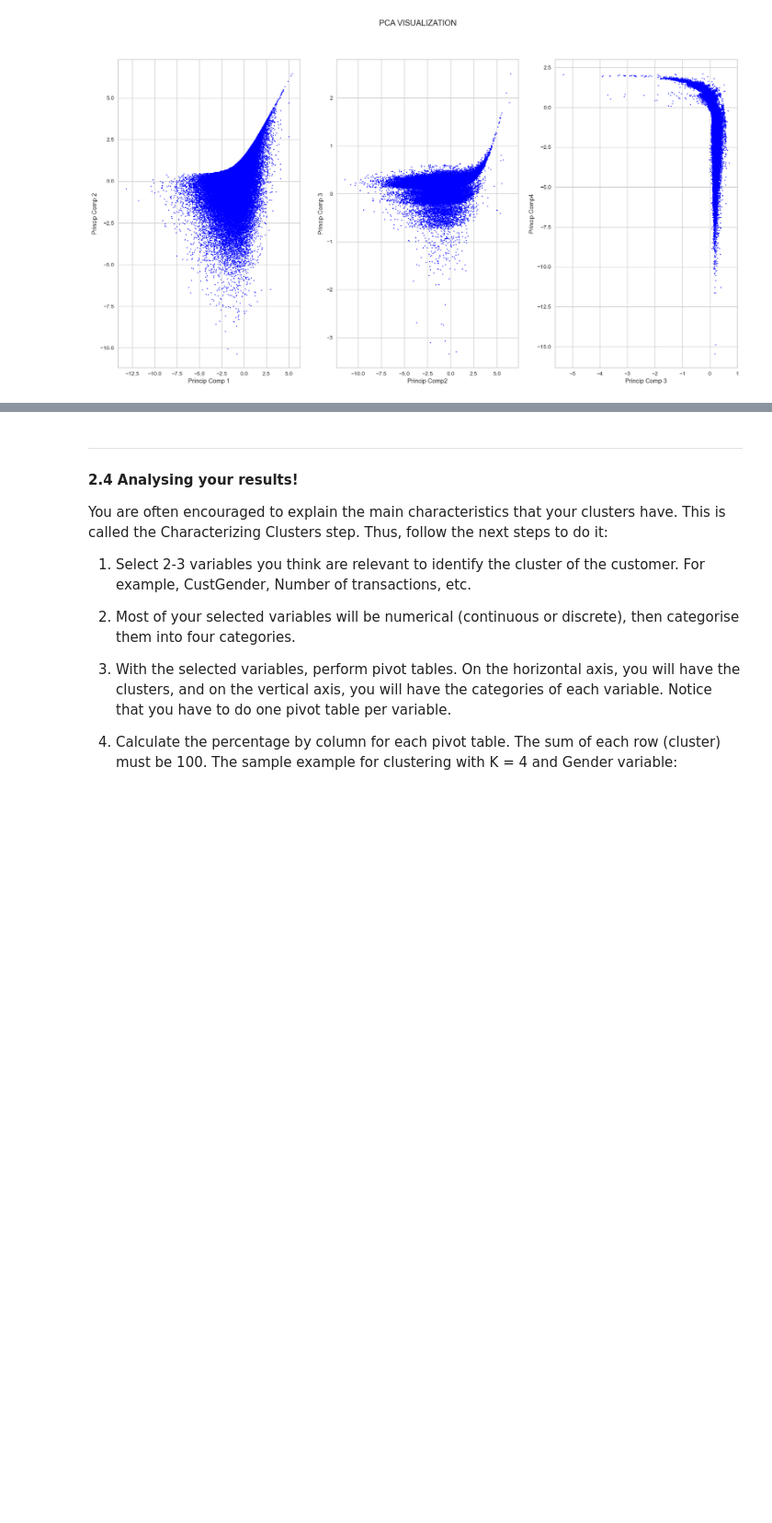
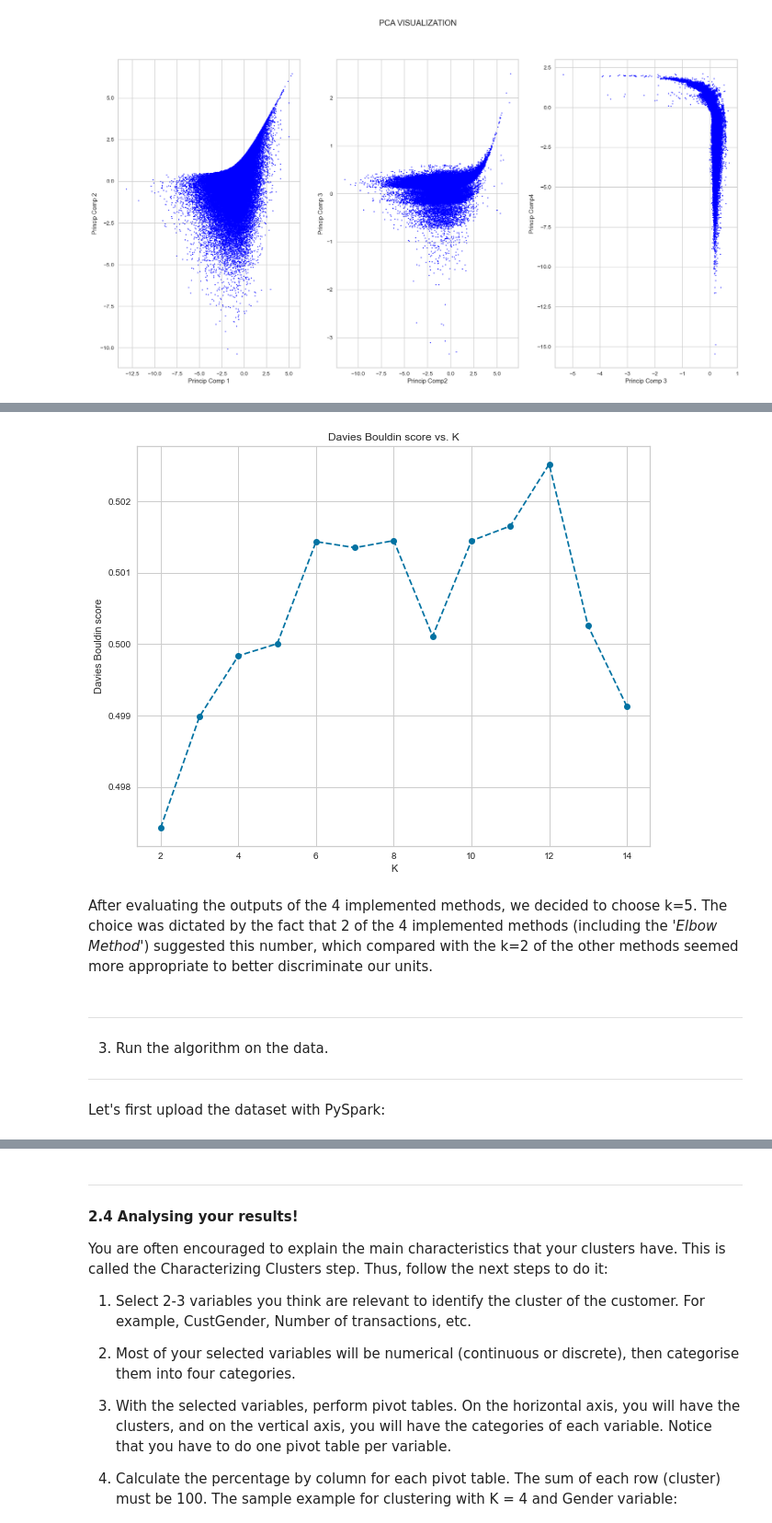
Before and after one commit to Prot10/ADM_HW_4, a Jupyter notebook: main.ipynb, the cells around one changed output, grey strips where cells are left out. Shown at 92% size. Cells and saved outputs as stored; diff of their text form; code cells hidden in the pictures; blank space fills up the shorter version.

Commit message:
Point 2.3

```diff
--- a/main.ipynb
+++ b/main.ipynb
@@ -1867,0 +1904,34 @@ print(prova3)
+# %%
+from sklearn.metrics import davies_bouldin_score
+
+# function found online
+def get_kmeans_score(data, center):
+    '''
+    returns the kmeans score regarding Davies Bouldin for points to centers
+    INPUT:
+        data - the dataset you want to fit kmeans to
+        center - the number of centers you want (the k value)
+    OUTPUT:
+        score - the Davies Bouldin score for the kmeans model fit to the data
+    '''
+    #instantiate kmeans
+    kmeans = KMeans(n_clusters=center)
+    # Then fit the model to your data using the fit method
+    model = kmeans.fit_predict(data)
+    # Calculate Davies Bouldin score
+    score = davies_bouldin_score(data, model)
+    return score
+# %%
+scores = []
+centers = list(range(2,15))
+for center in centers:
+    scores.append(get_kmeans_score(df_pca_sub, center))
+
+plt.plot(centers, scores, linestyle='--', marker='o', color='b');
+plt.xlabel('K');
+plt.ylabel('Davies Bouldin score');
+plt.title('Davies Bouldin score vs. K');
+# %% [output]
+[figure, added]
+# %% [markdown]
+After evaluating the outputs of the 4 implemented methods, we decided to choose k=5. The choice was dictated by the fact that 2 of the 4 implemented methods (including the '_Elbow Method_') suggested this number, which compared with the k=2 of the other methods seemed more appropriate to better discriminate our units.
@@ -1867,0 +1940,8 @@ print(prova3)
+# %% [markdown]
+***
+
+3. Run the algorithm on the data.
+
+***
+# %% [markdown]
+Let's first upload the dataset with PySpark:
```
Also changed, not shown: parts of 69 cells of this notebook.
